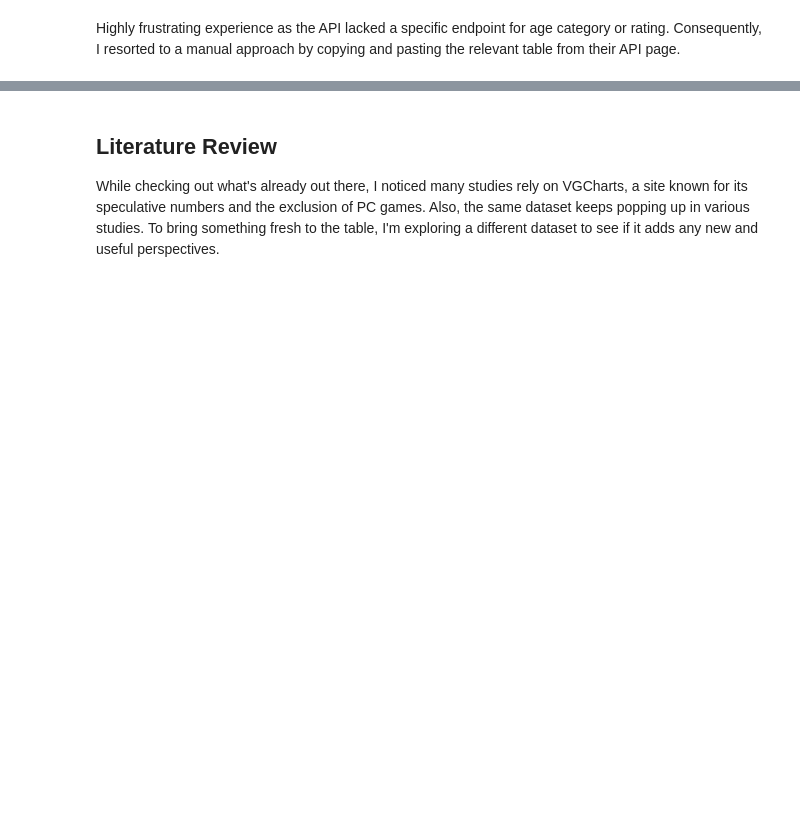
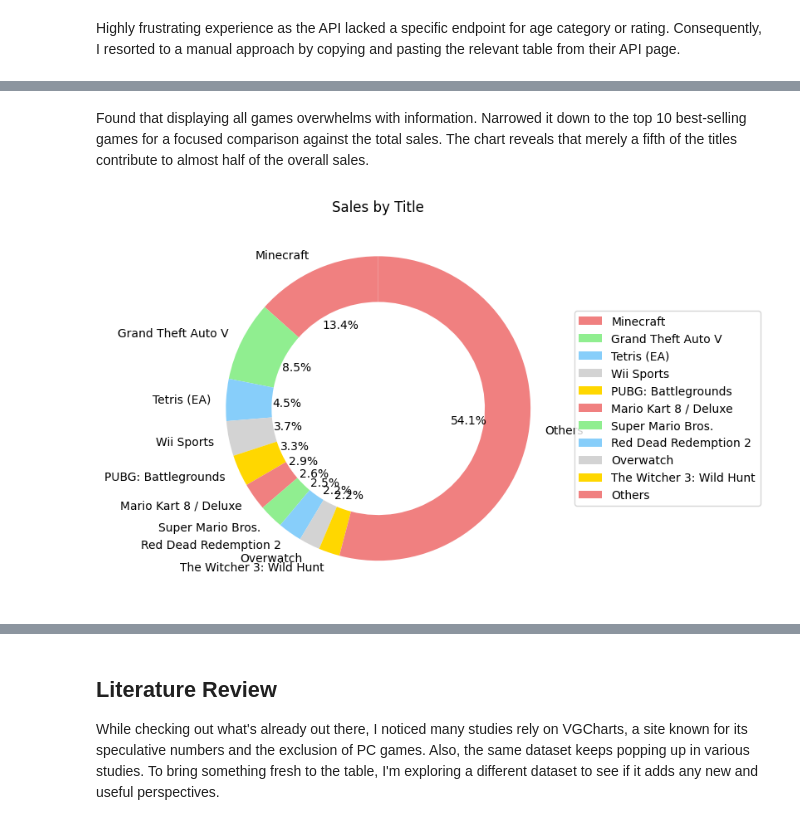
Before and after one commit to zhiwt01/project, a Jupyter notebook: info.ipynb, the cells around one changed output, grey strips where cells are left out. Drawn from its saved outputs; the diff is of its cells as text; code cells hidden in the pictures; blank space fills up the shorter version.

```diff
--- a/info.ipynb
+++ b/info.ipynb
@@ -627,0 +705,21 @@ print(df.head())
+# %% [markdown]
+Found that displaying all games overwhelms with information. Narrowed it down to the top 10 best-selling games for a focused comparison against the total sales. The chart reveals that merely a fifth of the titles contribute to almost half of the overall sales.
+# %%
+titles_sorted = titles.sort_values(by='Sales', ascending=False)
+titles_above_threshold = titles_sorted.head(10)
+titles_others = titles_sorted.iloc[10:]
+
+sales_others_total = titles_others['Sales'].sum()
+titles_others = pd.DataFrame({'Title': ['Others'], 'Sales': [sales_others_total]})
+pie_titles = pd.concat([titles_above_threshold, titles_others])
+
+plt.figure(figsize=(8, 8))
+patches, texts, autotexts = plt.pie(pie_titles['Sales'], labels=pie_titles['Title'], autopct='%1.1f%%',colors=['lightcoral', 'lightgreen', 'lightskyblue', 'lightgray', 'gold'], startangle=90, wedgeprops=dict(width=0.3))
+
+plt.legend(patches, pie_titles['Title'], loc="center left", bbox_to_anchor=(1, 0, 0.5, 1))
+plt.title('Sales by Title')
+
+plt.tight_layout()
+plt.show()
+# %% [output]
+[figure, added]
```
Also changed, not shown: parts of 34 cells of this notebook, 4 other files.
